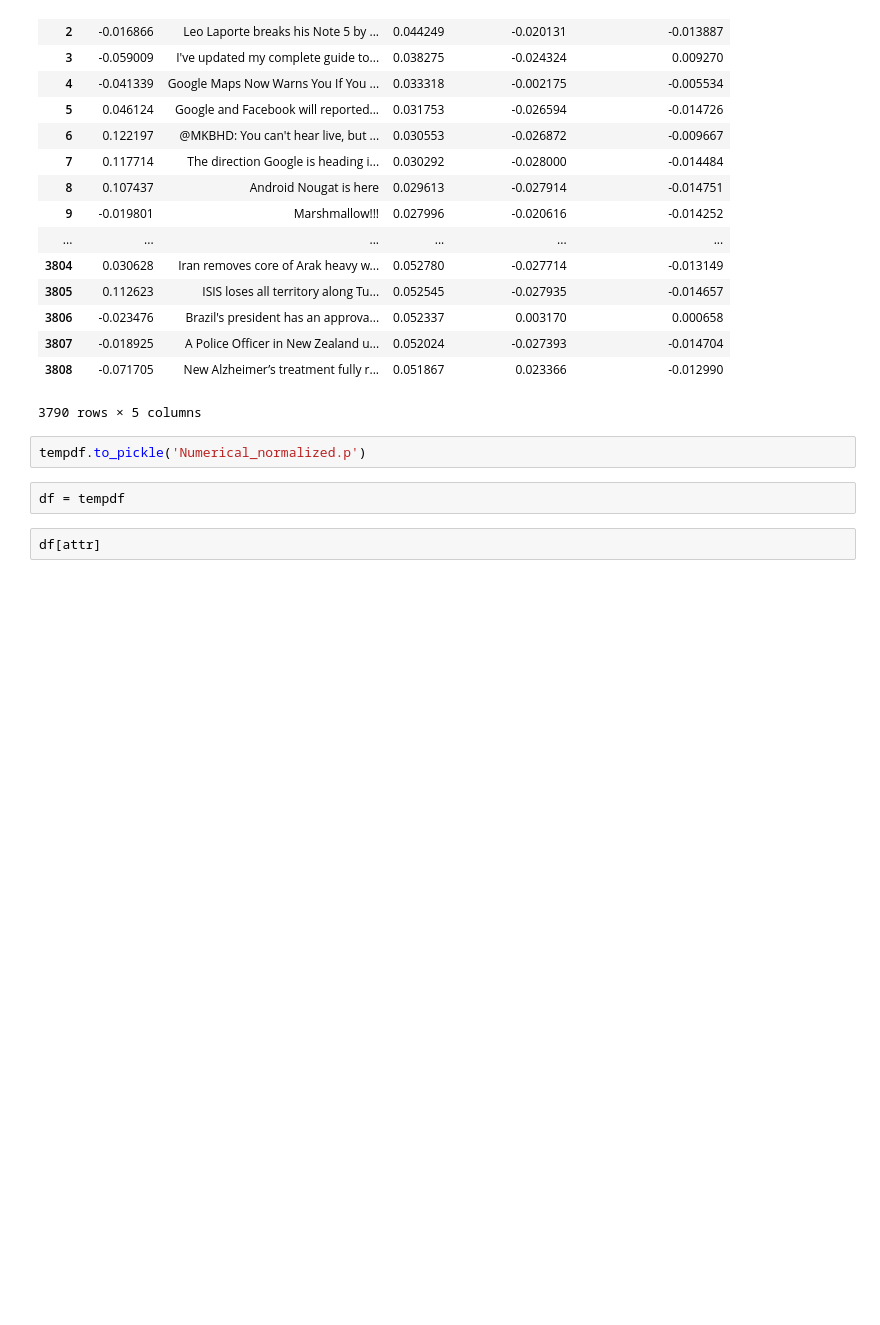
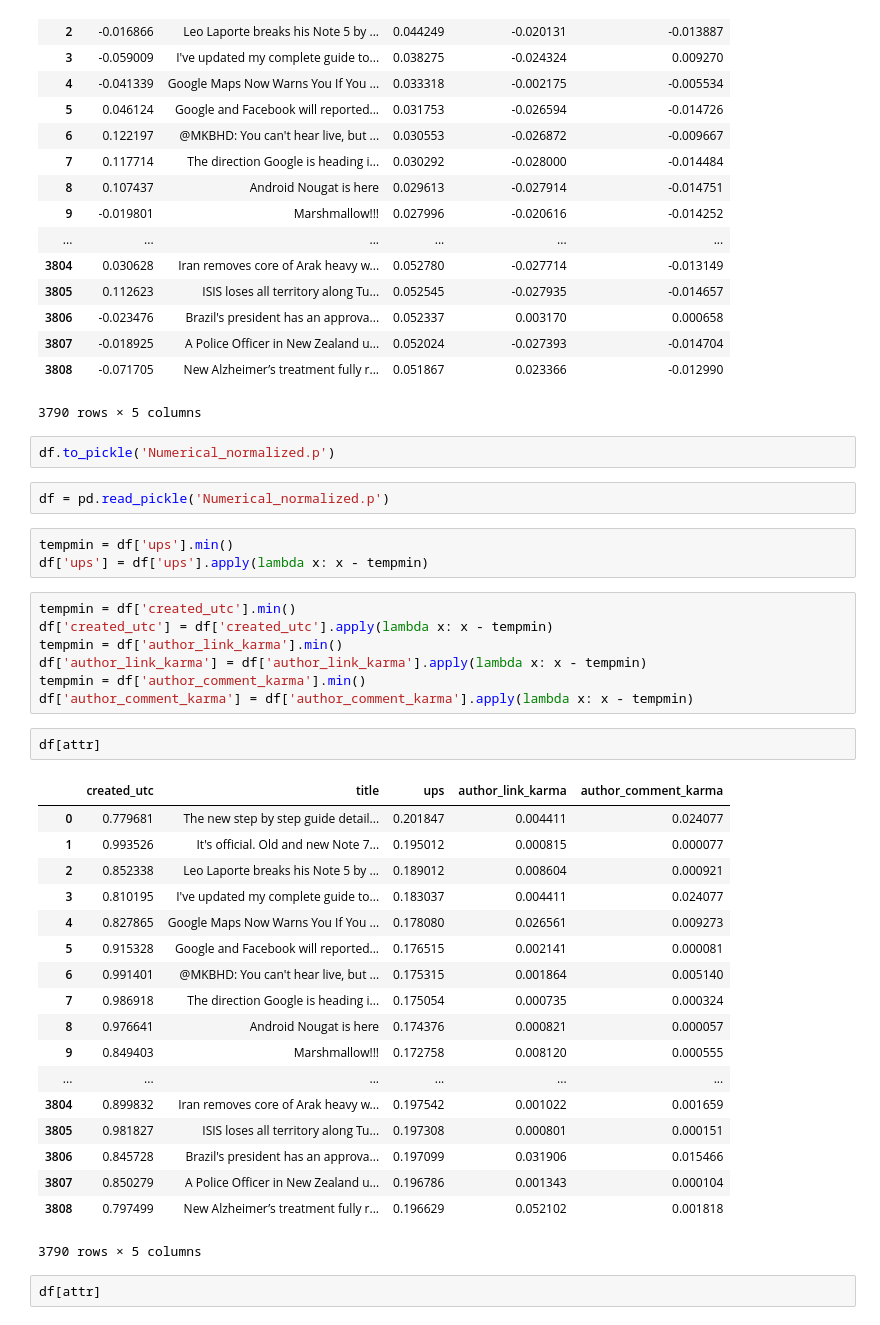
Before and after one commit to suyashkumar2409/Reddit-Karma-Predictor, a Jupyter notebook: Feature Engineering.ipynb, the cells around one changed output. Cells and saved outputs as stored; diff of their text form; blank space fills up the shorter version.

```diff
--- a/Feature Engineering.ipynb
+++ b/Feature Engineering.ipynb
@@ -258,9 +258,40 @@ tempdf[attr]
 | 3808 | -0.071705 | New Alzheimer’s treatment fully r... | 0.051867 | 0.023366 | -0.012990 |
 3790 rows × 5 columns
 # %%
-tempdf.to_pickle('Numerical_normalized.p')
+df.to_pickle('Numerical_normalized.p')
+# %%
+df = pd.read_pickle('Numerical_normalized.p')
+# %%
+tempmin = df['ups'].min()
+df['ups'] = df['ups'].apply(lambda x: x - tempmin)
+# %%
+tempmin = df['created_utc'].min()
+df['created_utc'] = df['created_utc'].apply(lambda x: x - tempmin)
+tempmin = df['author_link_karma'].min()
+df['author_link_karma'] = df['author_link_karma'].apply(lambda x: x - tempmin)
+tempmin = df['author_comment_karma'].min()
+df['author_comment_karma'] = df['author_comment_karma'].apply(lambda x: x - tempmin)
 # %%
-df = tempdf
+df[attr]
+# %% [output]
+|  | created_utc | title | ups | author_link_karma | author_comment_karma |
+| 0 | 0.779681 | The new step by step guide detail... | 0.201847 | 0.004411 | 0.024077 |
+| 1 | 0.993526 | It's official. Old and new Note 7... | 0.195012 | 0.000815 | 0.000077 |
+| 2 | 0.852338 | Leo Laporte breaks his Note 5 by ... | 0.189012 | 0.008604 | 0.000921 |
+| 3 | 0.810195 | I've updated my complete guide to... | 0.183037 | 0.004411 | 0.024077 |
+| 4 | 0.827865 | Google Maps Now Warns You If You ... | 0.178080 | 0.026561 | 0.009273 |
+| 5 | 0.915328 | Google and Facebook will reported... | 0.176515 | 0.002141 | 0.000081 |
+| 6 | 0.991401 | @MKBHD: You can't hear live, but ... | 0.175315 | 0.001864 | 0.005140 |
+| 7 | 0.986918 | The direction Google is heading i... | 0.175054 | 0.000735 | 0.000324 |
+| 8 | 0.976641 | Android Nougat is here | 0.174376 | 0.000821 | 0.000057 |
+| 9 | 0.849403 | Marshmallow!!! | 0.172758 | 0.008120 | 0.000555 |
+| ... | ... | ... | ... | ... | ... |
+| 3804 | 0.899832 | Iran removes core of Arak heavy w... | 0.197542 | 0.001022 | 0.001659 |
+| 3805 | 0.981827 | ISIS loses all territory along Tu... | 0.197308 | 0.000801 | 0.000151 |
+| 3806 | 0.845728 | Brazil's president has an approva... | 0.197099 | 0.031906 | 0.015466 |
+| 3807 | 0.850279 | A Police Officer in New Zealand u... | 0.196786 | 0.001343 | 0.000104 |
+| 3808 | 0.797499 | New Alzheimer’s treatment fully r... | 0.196629 | 0.052102 | 0.001818 |
+3790 rows × 5 columns
 # %%
 df[attr]
 # %% [output]
```
Also changed, not shown: 2 other files.
